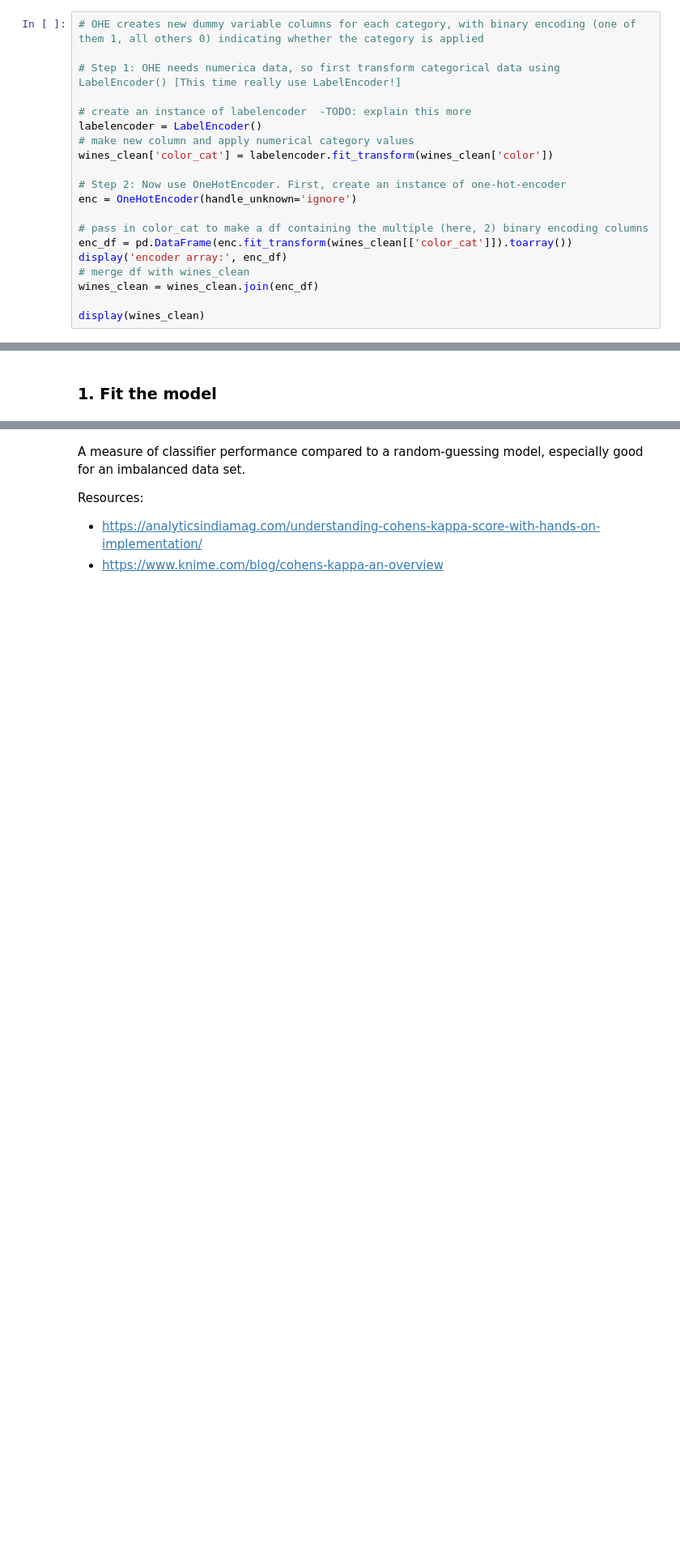
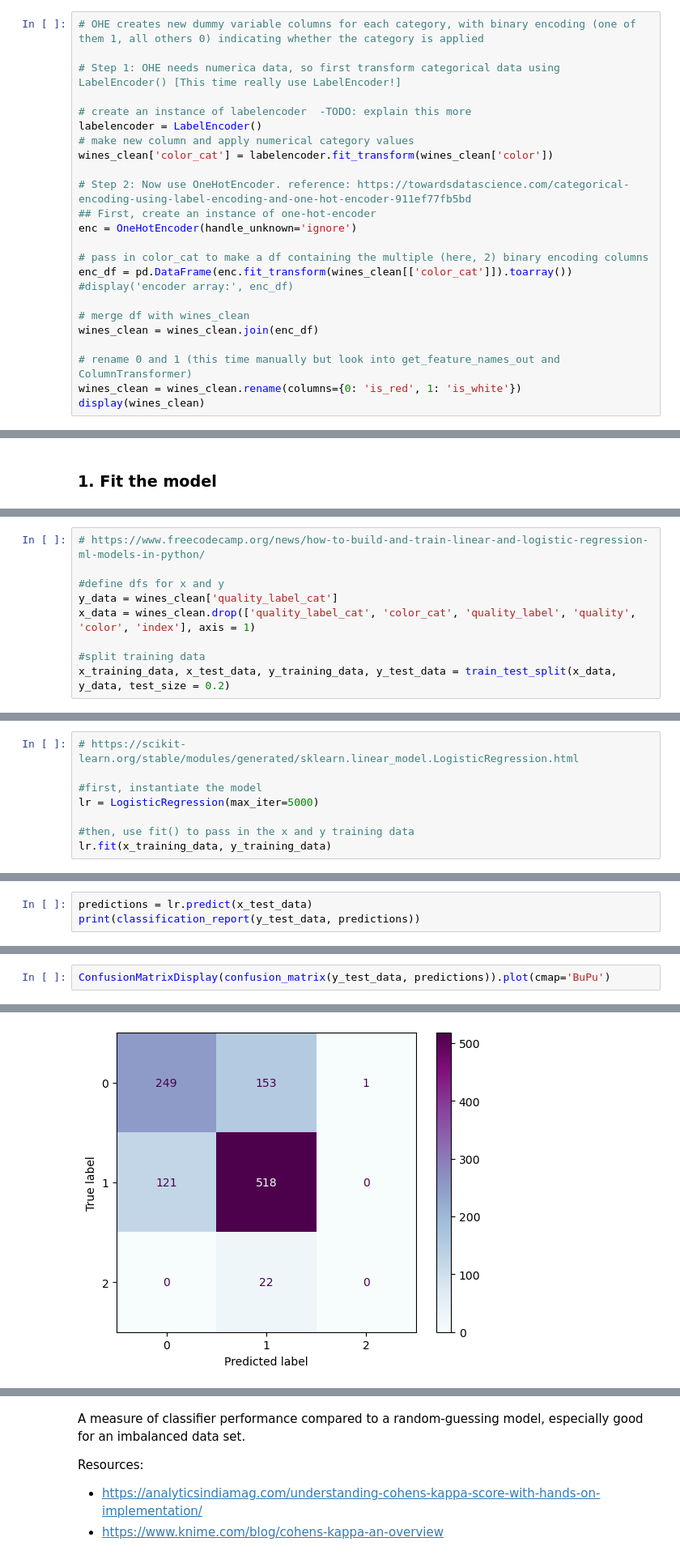
Before and after one commit to sian0x0/CA-data-science, a Jupyter notebook: 1-2/BlueBerry_Winery_ML_Classification.ipynb, the cells around one changed output, grey strips where cells are left out. Shown at 81% size. Cells and saved outputs as stored; diff of their text form; blank space fills up the shorter version.

Commit message:
ML models first steps

```diff
--- a/1-2/BlueBerry_Winery_ML_Classification.ipynb
+++ b/1-2/BlueBerry_Winery_ML_Classification.ipynb
@@ -290,14 +290,18 @@ labelencoder = LabelEncoder()
 # make new column and apply numerical category values
 wines_clean['color_cat'] = labelencoder.fit_transform(wines_clean['color'])
 
-# Step 2: Now use OneHotEncoder. First, create an instance of one-hot-encoder
+# Step 2: Now use OneHotEncoder. reference: https://towardsdatascience.com/categorical-encoding-using-label-encoding-and-one-hot-encoder-911ef77fb5bd
+## First, create an instance of one-hot-encoder
 enc = OneHotEncoder(handle_unknown='ignore')
 
 # pass in color_cat to make a df containing the multiple (here, 2) binary encoding columns
 enc_df = pd.DataFrame(enc.fit_transform(wines_clean[['color_cat']]).toarray())
-display('encoder array:', enc_df)
+#display('encoder array:', enc_df)
+
 # merge df with wines_clean
 wines_clean = wines_clean.join(enc_df)
 
+# rename 0 and 1 (this time manually but look into get_feature_names_out and ColumnTransformer)
+wines_clean = wines_clean.rename(columns={0: 'is_red', 1: 'is_white'})
 display(wines_clean)
 # %% [output]
@@ -396,0 +377,9 @@ Resource: https://machinelearningmastery.com/difference-test-validation-datasets
+# %%
+# https://www.freecodecamp.org/news/how-to-build-and-train-linear-and-logistic-regression-ml-models-in-python/
+
+#define dfs for x and y
+y_data = wines_clean['quality_label_cat']
+x_data = wines_clean.drop(['quality_label_cat', 'color_cat', 'quality_label', 'quality', 'color', 'index'], axis = 1)
+
+#split training data
+x_training_data, x_test_data, y_training_data, y_test_data = train_test_split(x_data, y_data, test_size = 0.2)
@@ -396,0 +417,8 @@ Resource: https://machinelearningmastery.com/difference-test-validation-datasets
+# %%
+# https://scikit-learn.org/stable/modules/generated/sklearn.linear_model.LogisticRegression.html
+
+#first, instantiate the model
+lr = LogisticRegression(max_iter=5000)
+
+#then, use fit() to pass in the x and y training data
+lr.fit(x_training_data, y_training_data)
@@ -396,0 +438,3 @@ Resource: https://machinelearningmastery.com/difference-test-validation-datasets
+# %%
+predictions = lr.predict(x_test_data)
+print(classification_report(y_test_data, predictions))
@@ -403,0 +455,3 @@ The confusion matrix function returns a table of true/false - negative/positive
+# %%
+ConfusionMatrixDisplay(confusion_matrix(y_test_data, predictions)).plot(cmap='BuPu')
+# %% [output]
@@ -404 +459,2 @@ The confusion matrix function returns a table of true/false - negative/positive
+[figure, added]
 # %% [markdown]
```
Also changed, not shown: parts of 46 cells of this notebook, 1 other file.
